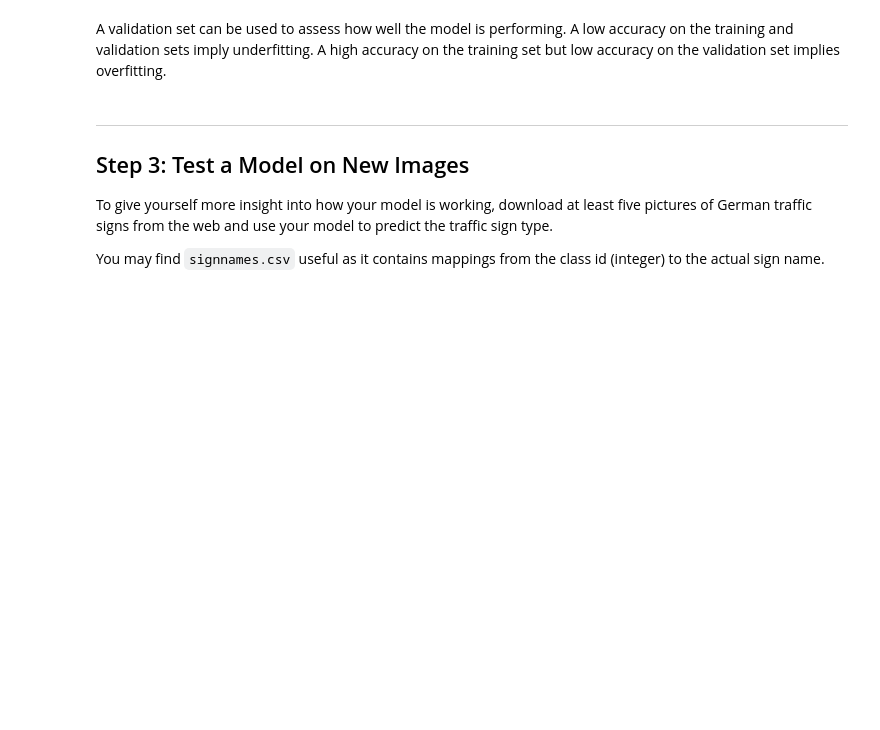
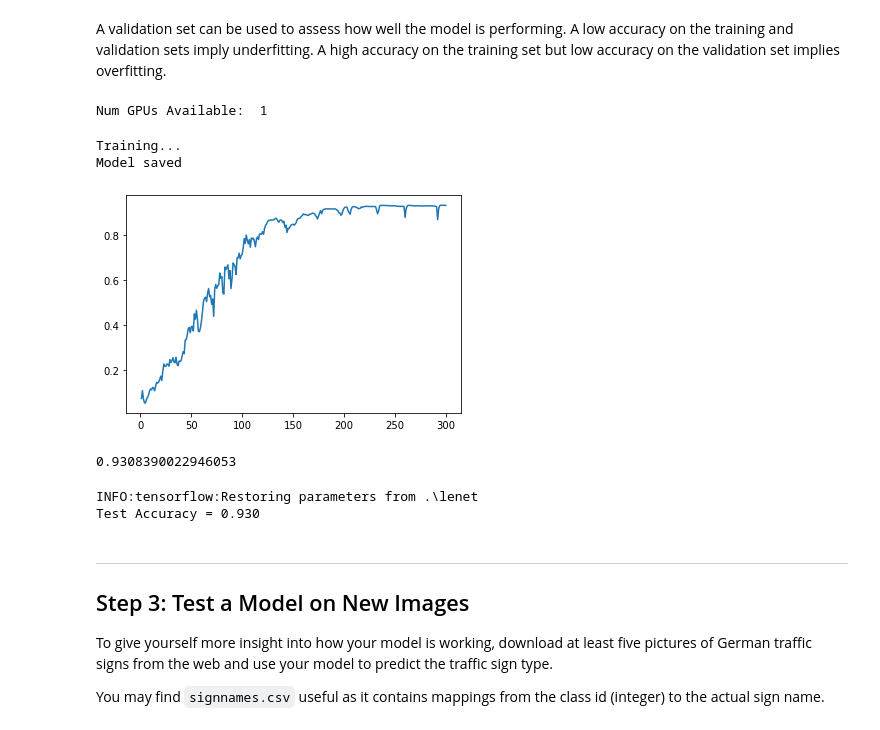
Before and after one commit to adidas9910/CarND-Traffic-Sign-Classifier-Project, a Jupyter notebook: Traffic_Sign_Classifier.ipynb, the cells around one changed output. Saved outputs shown, nothing was run; the diff lists cells and outputs as text; code cells hidden in the pictures; blank space fills up the shorter version.

Commit message:
Achieved 0.9308
rate = 0.0002
mu = 0
sigma = 0.1
EPOCHS = 300
BATCH_SIZE = 128
0.9308
0.930

```diff
--- a/Traffic_Sign_Classifier.ipynb
+++ b/Traffic_Sign_Classifier.ipynb
@@ -150,3 +288,71 @@ sets imply underfitting. A high accuracy on the training set but low accuracy on
+# %%
+correct_prediction = tf.equal(tf.argmax(logits, 1), tf.argmax(one_hot_y, 1))
+accuracy_operation = tf.reduce_mean(tf.cast(correct_prediction, tf.float32))
+saver = tf.train.Saver()
+
+def evaluate(X_data, y_data):
+    num_examples = len(X_data)
+    total_accuracy = 0
+    sess = tf.get_default_session()
+    for offset in range(0, num_examples, BATCH_SIZE):
+        batch_x, batch_y = X_data[offset:offset+BATCH_SIZE], y_data[offset:offset+BATCH_SIZE]
+        accuracy = sess.run(accuracy_operation, feed_dict={x: batch_x, y: batch_y})
+        total_accuracy += (accuracy * len(batch_x))
+    return total_accuracy / num_examples
+# %%
+#enable/disable GPU
+import os
+os.environ["CUDA_DEVICE_ORDER"] = "PCI_BUS_ID"
+os.environ['CUDA_VISIBLE_DEVICES'] = '0' # -1 # 0:enable; -1:disable
+
+print("Num GPUs Available: ", len(tf.config.experimental.list_physical_devices('GPU')))
+# %% [output]
+Num GPUs Available:  1
+# %%
+# Hyperparameters
+EPOCHS = 300
+BATCH_SIZE = 128
+
+accuracy = list()
+with tf.Session() as sess:
+    sess.run(tf.global_variables_initializer())
+    num_examples = len(norm_X_train)
+
+    print("Training...")
+    for i in range(EPOCHS):
+#         X_train, y_train = shuffle(X_train, y_train)
+        for offset in range(0, num_examples, BATCH_SIZE):
+            end = offset + BATCH_SIZE
+            batch_x, batch_y = norm_X_train[offset:end], y_train[offset:end]
+            sess.run(training_operation, feed_dict={x: batch_x, y: batch_y})
+
+        validation_accuracy = evaluate(norm_X_valid, y_valid)
+        accuracy.append(validation_accuracy)
+#         print("EPOCH {} ...".format(i+1))
+#         print("Validation Accuracy = {:.3f}".format(validation_accuracy))
+#         print()
+
+    saver.save(sess, './lenet')
+    print("Model saved")
+# %% [output]
+Training...
+Model saved
+# %%
+plt.plot(np.arange(1,EPOCHS+1), accuracy)
+plt.show()
+print(accuracy[-1])
+# %% [output]
+[figure, added]
+0.9308390022946053
+# %%
+with tf.Session() as sess:
+    saver.restore(sess, tf.train.latest_checkpoint('.'))
+
+    test_accuracy = evaluate(norm_X_test, y_test)
+    print("Test Accuracy = {:.3f}".format(test_accuracy))
+# %% [output]
+INFO:tensorflow:Restoring parameters from .\lenet
+Test Accuracy = 0.930
 # %% [markdown]
 ---
 
```
Also changed, not shown: parts of 9 cells of this notebook, 11 other files.
